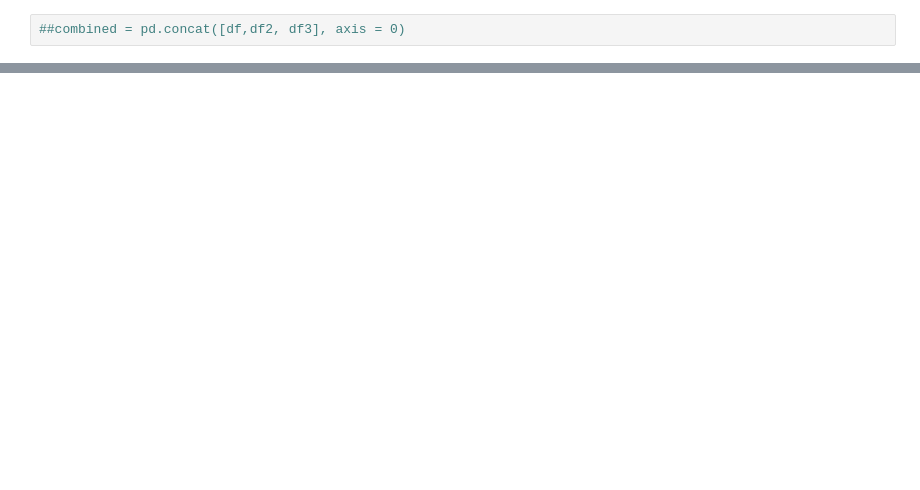
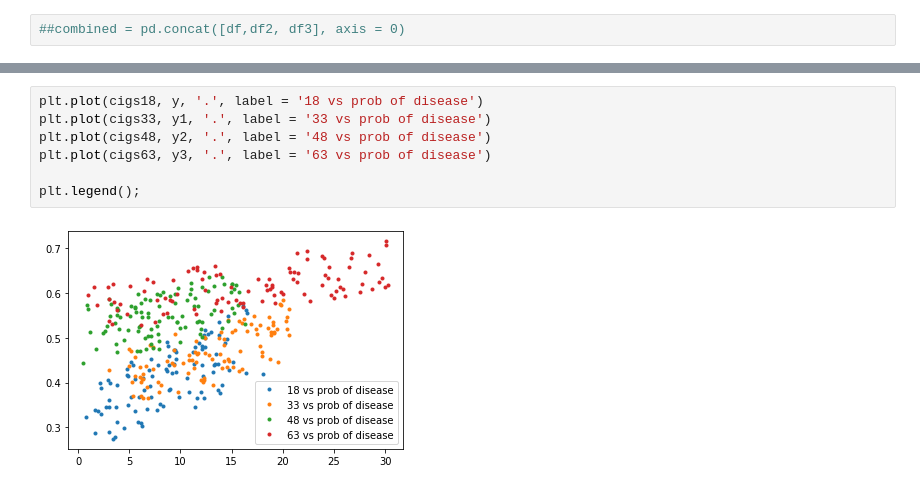
Before and after one commit to ComeOnTaBlazes/FoDA-Tasks, a Jupyter notebook: Simpsons_Para.ipynb, the cells around one changed output, grey strips where cells are left out. Cells and saved outputs as stored; diff of their text form; blank space fills up the shorter version.

```diff
--- a/Simpsons_Para.ipynb
+++ b/Simpsons_Para.ipynb
@@ -116,3 +115,12 @@ plt.legend()
+# %%
+plt.plot(cigs18, y, '.', label = '18 vs prob of disease')
+plt.plot(cigs33, y1, '.', label = '33 vs prob of disease')
+plt.plot(cigs48, y2, '.', label = '48 vs prob of disease')
+plt.plot(cigs63, y3, '.', label = '63 vs prob of disease')
+
+plt.legend();
+# %% [output]
+[figure, added]
 # %%
 y
 # %% [output]
```
Also changed, not shown: parts of 42 cells of this notebook.
